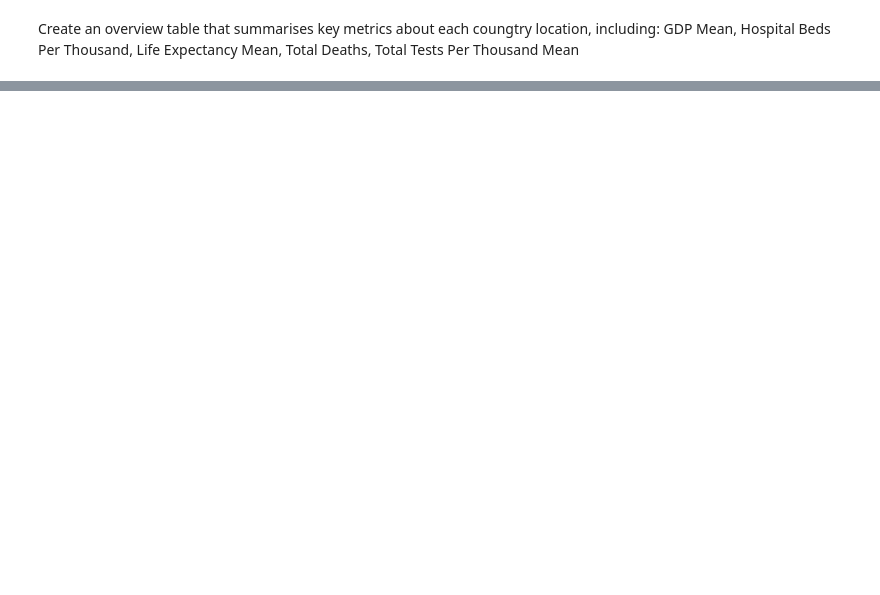
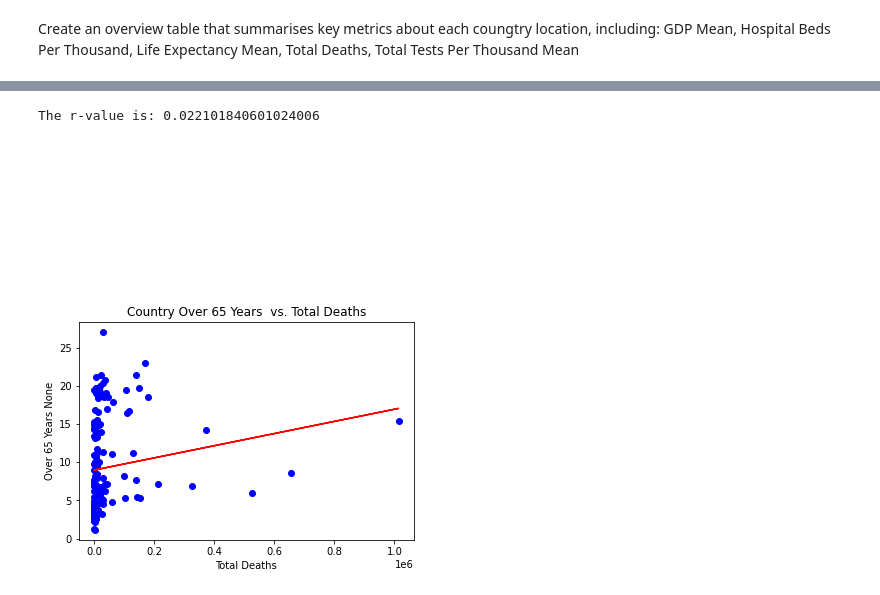
Before and after one commit to helloliamtwomey/DA_Project1, a Jupyter notebook: Project 1 Angela Notebook.ipynb, the cells around one changed output, grey strips where cells are left out. Cells and saved outputs as stored; diff of their text form; code cells hidden in the pictures; blank space fills up the shorter version.

```diff
--- a/Project 1 Angela Notebook.ipynb
+++ b/Project 1 Angela Notebook.ipynb
@@ -320,0 +419,17 @@ The r-value is: 0.21422213746382351
+# %%
+# Calculate the linear regression equation Country - Total Deaths vs. Over 65 Years of Age
+
+# Save the data to create the scatter plot in a dictionary
+linear_regression_parms_dict = { "Location_Summary" : "Country"
+                               , "x_values"       : Location_Summary["Total Deaths"]
+                               , "y_values"       : Location_Summary["Over 65 Years"]
+                               , "ylabel"         : "Over 65 Years"
+                               , "annotatate_x"   : 20
+                               , "annotatate_y"   : 50
+}
+
+# Call the function to create the linear regression
+create_linear_regression(linear_regression_parms_dict )
+# %% [output]
+The r-value is: 0.022101840601024006
+[figure, added]
```
Also changed, not shown: parts of 21 cells of this notebook.
